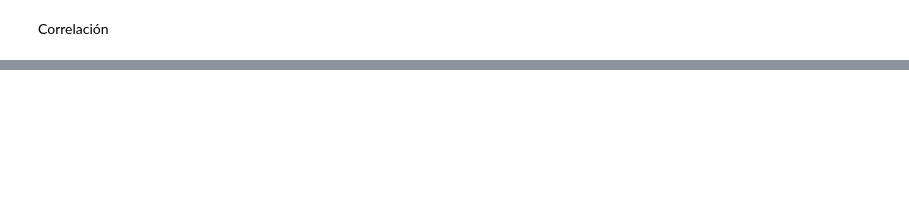
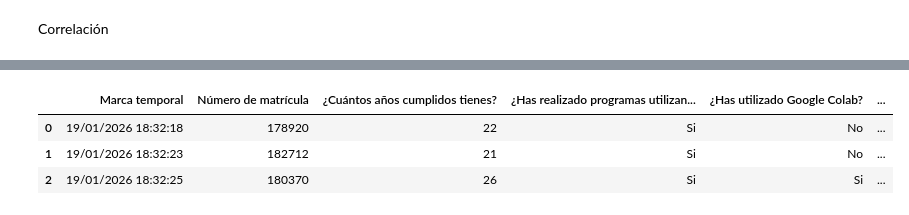
Before and after one commit to aaronmtz159/Mineria-de-datos, a Jupyter notebook: Minería_de_Datos.ipynb, the cells around one changed output, grey strips where cells are left out. Cells and saved outputs as stored; diff of their text form; code cells hidden in the pictures; blank space fills up the shorter version.

Commit message:
Se creó con Colab

```diff
--- a/Minería_de_Datos.ipynb
+++ b/Minería_de_Datos.ipynb
@@ -272,0 +283,85 @@ array([[1.        , 0.98198051],
+# %%
+import numpy as np
+import pandas as pd
+from io import StringIO
+
+raw = """Marca temporal\tNúmero de matrícula\t¿Cuántos años cumplidos tienes?\t¿Has realizado programas utilizando Python?\t¿Has utilizado Google Colab?\t¿Tienes cuenta de GitHub?
+19/01/2026 18:32:18\t178920\t22\tSi\tNo\tSi
+19/01/2026 18:32:23\t182712\t21\tSi\tNo\tSi
+19/01/2026 18:32:25\t180370\t26\tSi\tSi\tSi
+19/01/2026 18:32:27\t182570\t21\tSi\tSi\tSi
+19/01/2026 18:32:28\t177622\t24\tSi\tNo\tSi
+19/01/2026 18:32:29\t175166\t22\tSi\tSi\tSi
+19/01/2026 18:32:30\t177573\t22\tSi\tSi\tSi
+19/01/2026 18:32:35\t178430\t21\tSi\tSi\tSi
+19/01/2026 18:32:38\t179169\t23\tSi\tNo\tSi
+19/01/2026 18:32:41\t177263\t22\tSi\tSi\tSi
+19/01/2026 18:32:48\t179884\t23\tSi\tNo\tSi
+19/01/2026 18:32:48\t183016\t22\tSi\tNo\tSi
+19/01/2026 18:32:50\t179033\t23\tSi\tSi\tNo
+19/01/2026 18:32:54\t178218\t22\tSi\tNo\tSi
+19/01/2026 18:32:55\t178446\t22\tSi\tSi\tSi
+19/01/2026 18:33:00\t178166\t22\tSi\tSi\tNo
+19/01/2026 18:33:02\t177406\t22\tSi\tNo\tSi
+19/01/2026 18:33:05\t177192\t22\tSi\tSi\tSi
+19/01/2026 18:33:08\t182451\t21\tSi\tNo\tSi
+19/01/2026 18:33:08\t171513\t24\tNo\tNo\tSi
+19/01/2026 18:33:09\t181619\t21\tSi\tNo\tSi
+19/01/2026 18:33:12\t182298\t23\tSi\tNo\tSi
+19/01/2026 18:33:14\t181419\t24\tNo\tNo\tSi
+19/01/2026 18:33:32\t177291\t21\tSi\tSi\tSi
+19/01/2026 18:33:42\t182085\t22\tSi\tNo\tSi
+19/01/2026 18:33:53\t176453\t22\tSi\tNo\tSi
+19/01/2026 18:34:04\t176263\t24\tSi\tNo\tSi
+19/01/2026 18:34:06\t179997\t21\tSi\tNo\tSi
+19/01/2026 18:36:21\t175842\t23\tSi\tNo\tNo
+19/01/2026 20:19:21\t179913\t20\tSi\tNo\tSi
+19/01/2026 20:19:48\t177301\t22\tSi\tSi\tNo
+19/01/2026 20:20:06\t183060\t21\tSi\tNo\tSi
+19/01/2026 20:20:08\t177935\t22\tSi\tSi\tSi
+19/01/2026 20:20:19\t177700\t20\tSi\tSi\tSi
+19/01/2026 20:20:26\t178318\t24\tSi\tSi\tSi
+19/01/2026 20:20:27\t174653\t24\tSi\tNo\tSi
+19/01/2026 20:20:29\t177139\t21\tSi\tNo\tSi
+19/01/2026 20:20:31\t173479\t25\tSi\tNo\tNo
+19/01/2026 20:20:39\t175588\t23\tNo\tNo\tSi
+19/01/2026 20:20:45\t178774\t23\tSi\tSi\tSi
+19/01/2026 20:20:45\t175031\t23\tSi\tNo\tNo
+19/01/2026 20:20:49\t178396\t21\tSi\tSi\tSi
+19/01/2026 20:20:49\t172068\t23\tNo\tNo\tNo
+19/01/2026 20:20:50\t174197\t23\tNo\tNo\tSi
+19/01/2026 20:20:55\t178584\t22\tSi\tNo\tSi
+19/01/2026 20:20:55\t175329\t24\tSi\tNo\tSi
+19/01/2026 20:20:56\t177685\t22\tSi\tSi\tSi
+19/01/2026 20:20:57\t178678\t22\tNo\tNo\tSi
+19/01/2026 20:21:04\t177143\t22\tSi\tNo\tSi
+19/01/2026 20:21:07\t182318\t26\tSi\tNo\tSi
+19/01/2026 20:21:27\t182377\t20\tSi\tNo\tSi
+19/01/2026 20:21:34\t179419\t22\tSi\tNo\tNo
+19/01/2026 20:21:35\t181662\t21\tSi\tNo\tSi
+19/01/2026 20:21:38\t181760\t21\tSi\tNo\tSi
+19/01/2026 20:22:06\t177888\t22\tSi\tNo\tSi
+19/01/2026 20:22:15\t176535\t25\tSi\tNo\tSi
+19/01/2026 20:22:29\t179862\t21\tSi\tNo\tSi
+19/01/2026 20:22:32\t178378\t22\tSi\tNo\tSi
+19/01/2026 20:22:50\t177451\t22\tSi\tNo\tSi
+19/01/2026 20:23:15\t179804\t21\tSi\tNo\tSi
+"""
+
+# Cargar datos
+df = pd.read_csv(StringIO(raw), sep='\t')
+df.columns = [c.strip() for c in df.columns]
+
+# Variables
+df['edad'] = pd.to_numeric(df['¿Cuántos años cumplidos tienes?'], errors='coerce')
+map_sn = {'Si': True, 'No': False}
+df['prog_python'] = df['¿Has realizado programas utilizando Python?'].map(map_sn)
+df['usa_colab'] = df['¿Has utilizado Google Colab?'].map(map_sn)
+df['cuenta_github'] = df['¿Tienes cuenta de GitHub?'].map(map_sn)
+
+df.head(3)
+# %% [output]
+|  | Marca temporal | Número de matrícula | ¿Cuántos años cumplidos tienes? | ¿Has realizado programas utilizan... | ¿Has utilizado Google Colab? | ... |
+| 0 | 19/01/2026 18:32:18 | 178920 | 22 | Si | No | ... |
+| 1 | 19/01/2026 18:32:23 | 182712 | 21 | Si | No | ... |
+| 2 | 19/01/2026 18:32:25 | 180370 | 26 | Si | Si | ... |
```
Also changed, not shown: parts of 9 cells of this notebook.
